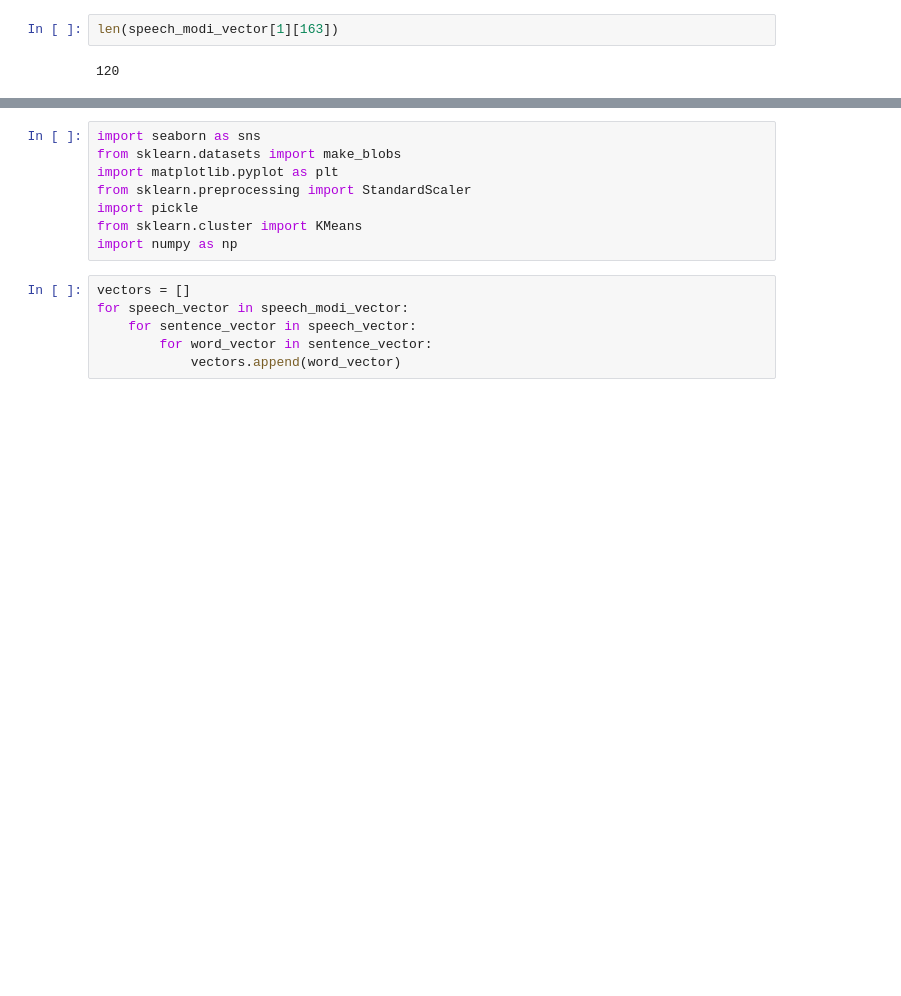
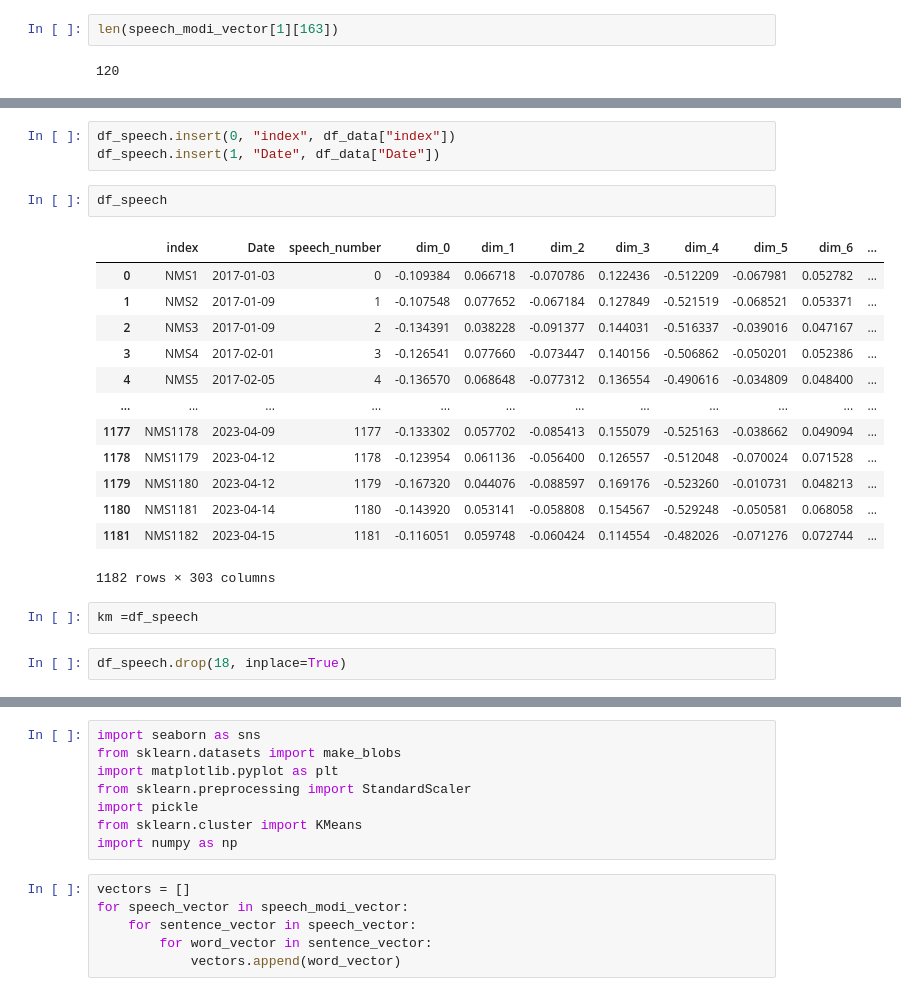
Before and after one commit to ohhlalit/CP, a Jupyter notebook: Narendra Modi/Kmean.ipynb, the cells around one changed output, grey strips where cells are left out. Drawn from its saved outputs; the diff is of its cells as text; blank space fills up the shorter version.

```diff
--- a/Narendra Modi/Kmean.ipynb
+++ b/Narendra Modi/Kmean.ipynb
@@ -102,0 +158,23 @@ len(speech_modi_vector[1][163])
+# %%
+df_speech.insert(0, "index", df_data["index"])
+df_speech.insert(1, "Date", df_data["Date"])
+# %%
+df_speech
+# %% [output]
+|  | index | Date | speech_number | dim_0 | dim_1 | dim_2 | dim_3 | dim_4 | dim_5 | dim_6 | ... |
+| 0 | NMS1 | 2017-01-03 | 0 | -0.109384 | 0.066718 | -0.070786 | 0.122436 | -0.512209 | -0.067981 | 0.052782 | ... |
+| 1 | NMS2 | 2017-01-09 | 1 | -0.107548 | 0.077652 | -0.067184 | 0.127849 | -0.521519 | -0.068521 | 0.053371 | ... |
+| 2 | NMS3 | 2017-01-09 | 2 | -0.134391 | 0.038228 | -0.091377 | 0.144031 | -0.516337 | -0.039016 | 0.047167 | ... |
+| 3 | NMS4 | 2017-02-01 | 3 | -0.126541 | 0.077660 | -0.073447 | 0.140156 | -0.506862 | -0.050201 | 0.052386 | ... |
+| 4 | NMS5 | 2017-02-05 | 4 | -0.136570 | 0.068648 | -0.077312 | 0.136554 | -0.490616 | -0.034809 | 0.048400 | ... |
+| ... | ... | ... | ... | ... | ... | ... | ... | ... | ... | ... | ... |
+| 1177 | NMS1178 | 2023-04-09 | 1177 | -0.133302 | 0.057702 | -0.085413 | 0.155079 | -0.525163 | -0.038662 | 0.049094 | ... |
+| 1178 | NMS1179 | 2023-04-12 | 1178 | -0.123954 | 0.061136 | -0.056400 | 0.126557 | -0.512048 | -0.070024 | 0.071528 | ... |
+| 1179 | NMS1180 | 2023-04-12 | 1179 | -0.167320 | 0.044076 | -0.088597 | 0.169176 | -0.523260 | -0.010731 | 0.048213 | ... |
+| 1180 | NMS1181 | 2023-04-14 | 1180 | -0.143920 | 0.053141 | -0.058808 | 0.154567 | -0.529248 | -0.050581 | 0.068058 | ... |
+| 1181 | NMS1182 | 2023-04-15 | 1181 | -0.116051 | 0.059748 | -0.060424 | 0.114554 | -0.482026 | -0.071276 | 0.072744 | ... |
+1182 rows × 303 columns
+# %%
+km =df_speech
+# %%
+df_speech.drop(18, inplace=True)
```
Also changed, not shown: parts of 10 cells of this notebook.
